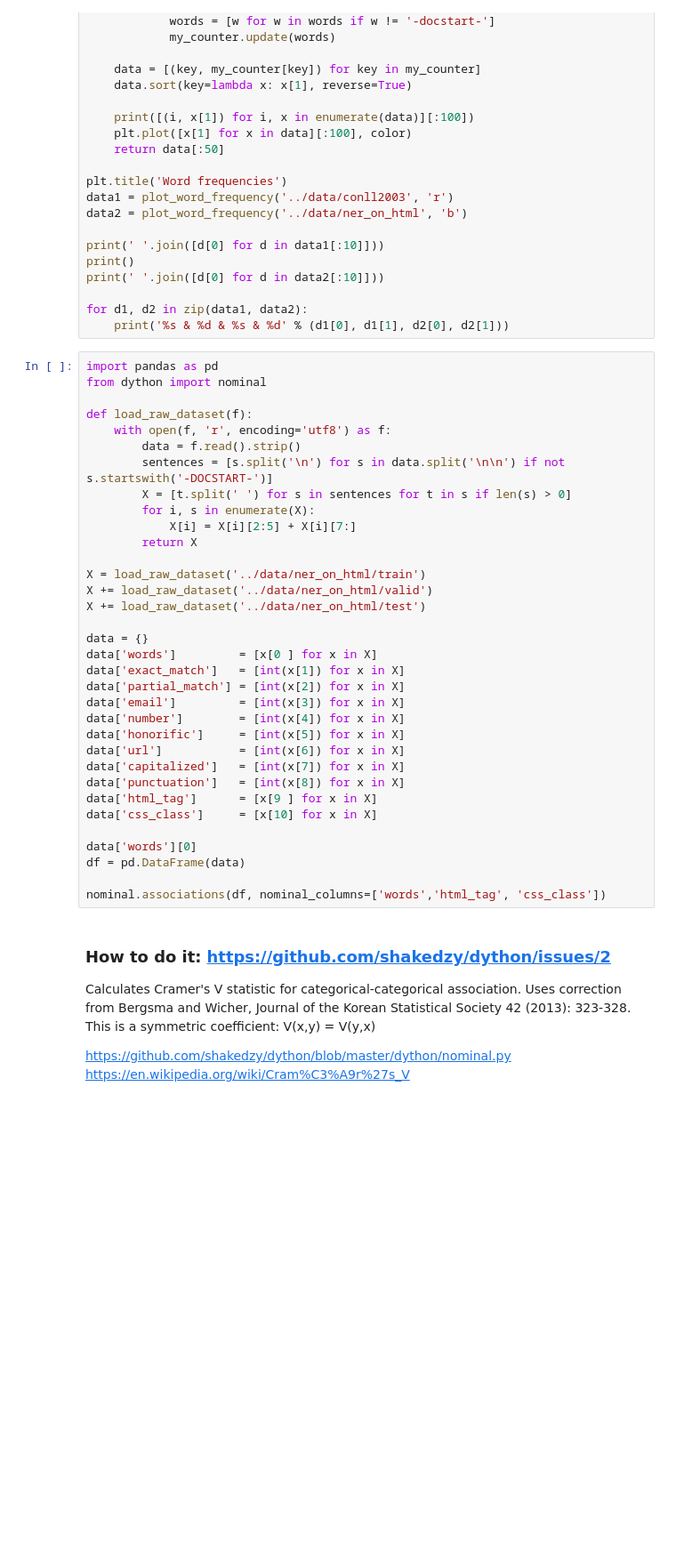
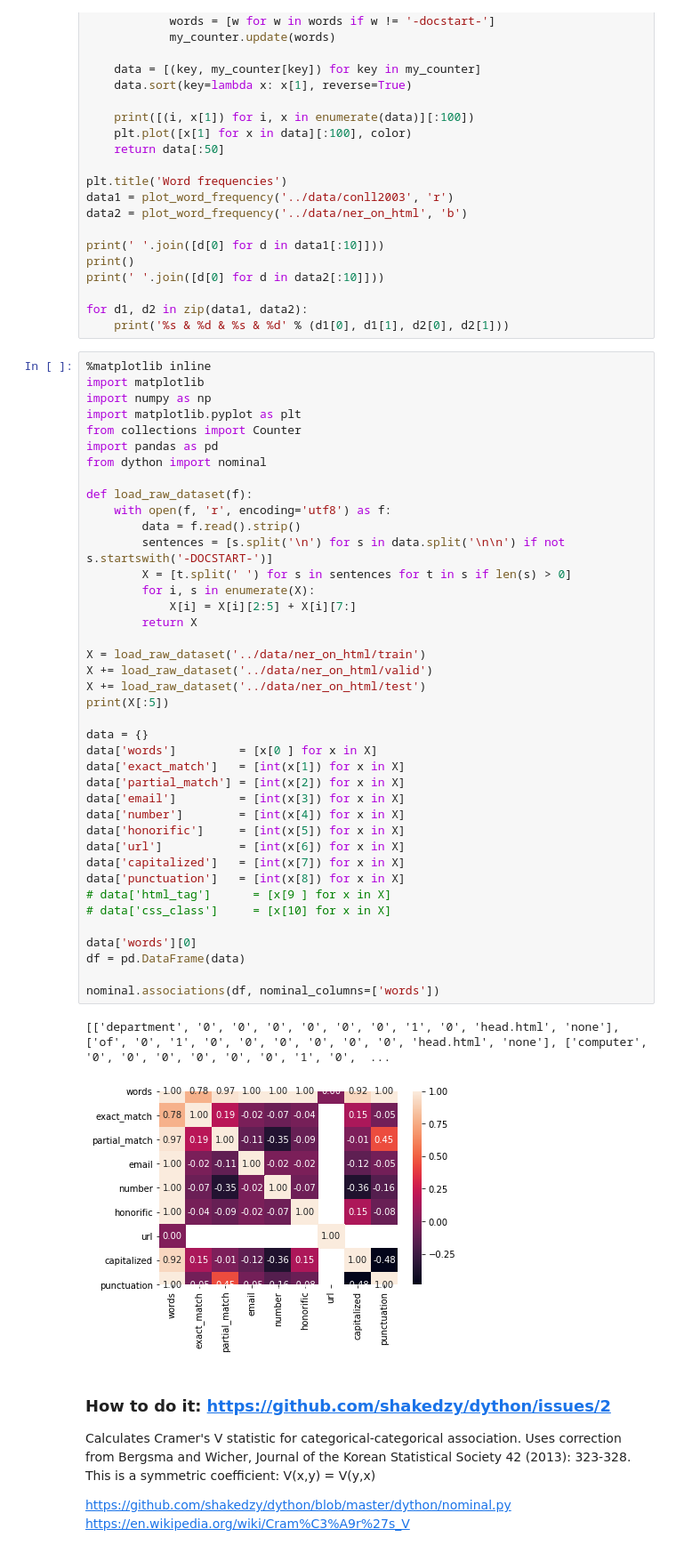
Before and after one commit to jmfveneroso/sequence_tagging, a Jupyter notebook: notebooks/RNE Dataset.ipynb, the cells around one changed output. Shown at 89% size. Drawn from its saved outputs; the diff is of its cells as text; blank space fills up the shorter version.

```diff
--- a/notebooks/RNE Dataset.ipynb
+++ b/notebooks/RNE Dataset.ipynb
@@ -68,39 +68,48 @@ print(' '.join([d[0] for d in data2[:10]]))
 for d1, d2 in zip(data1, data2):
     print('%s & %d & %s & %d' % (d1[0], d1[1], d2[0], d2[1]))
 # %%
+%matplotlib inline
+import matplotlib
+import numpy as np
+import matplotlib.pyplot as plt
+from collections import Counter
 import pandas as pd
 from dython import nominal
 
 def load_raw_dataset(f):
     with open(f, 'r', encoding='utf8') as f:
         data = f.read().strip()
         sentences = [s.split('\n') for s in data.split('\n\n') if not s.startswith('-DOCSTART-')]
         X = [t.split(' ') for s in sentences for t in s if len(s) > 0]
         for i, s in enumerate(X):
             X[i] = X[i][2:5] + X[i][7:]
         return X
 
 X = load_raw_dataset('../data/ner_on_html/train')
 X += load_raw_dataset('../data/ner_on_html/valid')
 X += load_raw_dataset('../data/ner_on_html/test')
+print(X[:5])
 
 data = {}
 data['words']         = [x[0 ] for x in X]
 data['exact_match']   = [int(x[1]) for x in X]
 data['partial_match'] = [int(x[2]) for x in X]
 data['email']         = [int(x[3]) for x in X]
 data['number']        = [int(x[4]) for x in X]
 data['honorific']     = [int(x[5]) for x in X]
 data['url']           = [int(x[6]) for x in X]
 data['capitalized']   = [int(x[7]) for x in X]
 data['punctuation']   = [int(x[8]) for x in X]
-data['html_tag']      = [x[9 ] for x in X]
-data['css_class']     = [x[10] for x in X]
+# data['html_tag']      = [x[9 ] for x in X]
+# data['css_class']     = [x[10] for x in X]
 
 data['words'][0]
 df = pd.DataFrame(data)
 
-nominal.associations(df, nominal_columns=['words','html_tag', 'css_class'])
+nominal.associations(df, nominal_columns=['words'])
+# %% [output]
+[['department', '0', '0', '0', '0', '0', '0', '1', '0', 'head.html', 'none'], ['of', '0', '1', '0', '0', '0', '0', '0', '0', 'head.html', 'none'], ['computer', '0', '0', '0', '0', '0', '0', '1', '0',  ...
+[figure, added]
 # %% [markdown]
 ### How to do it: https://github.com/shakedzy/dython/issues/2
 
```
Also changed, not shown: parts of 6 cells of this notebook, 1 other file.
